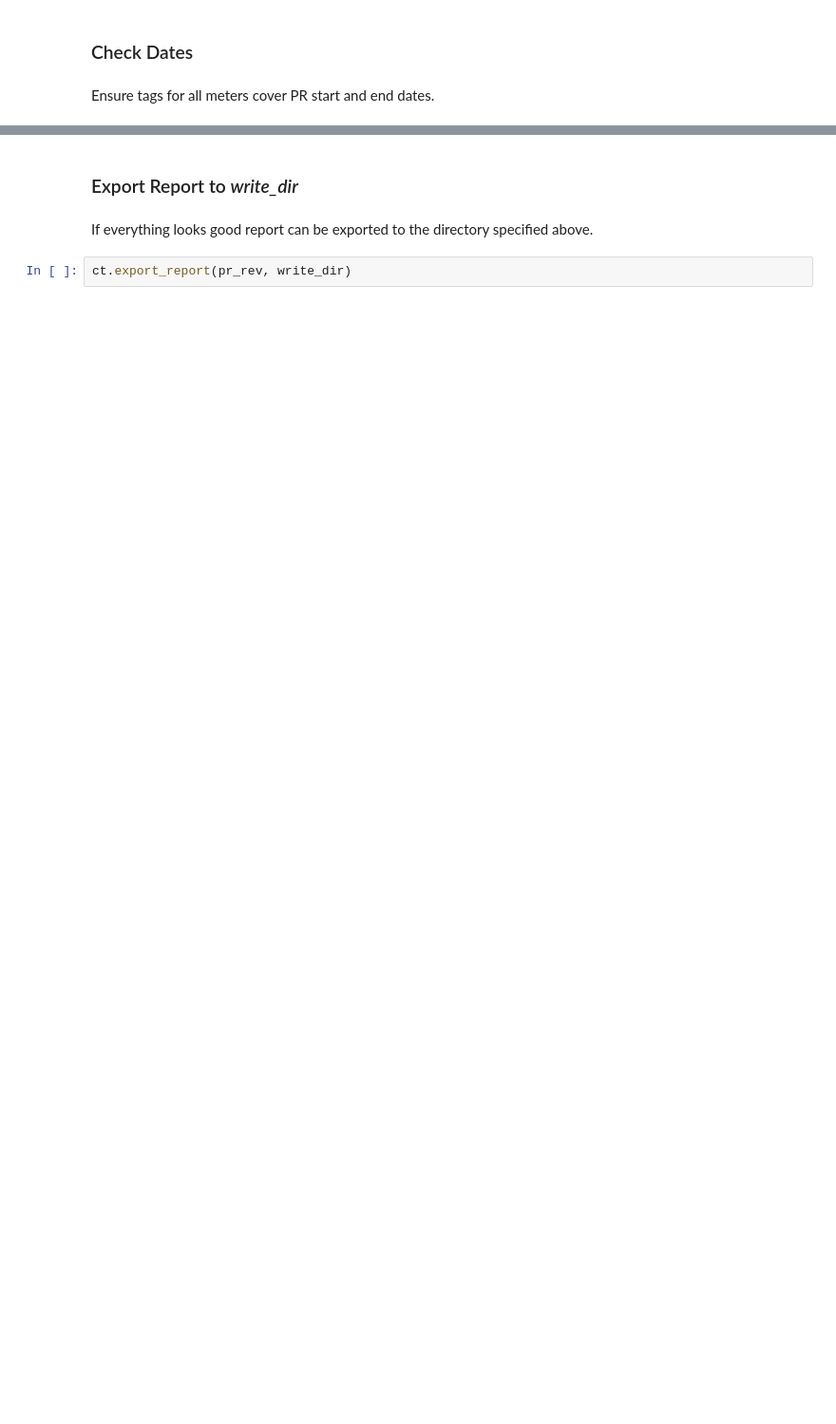
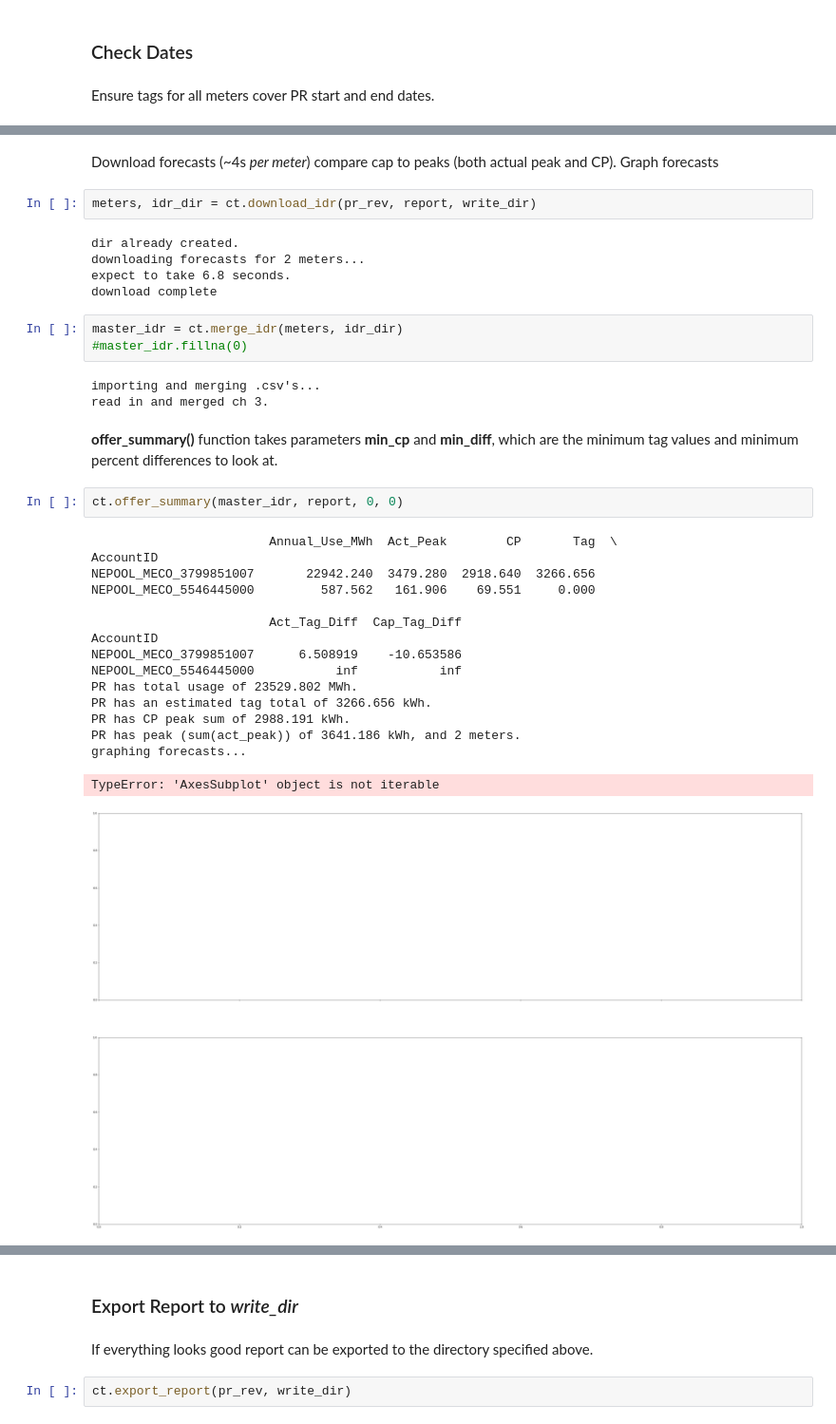
Before and after one commit to stevenhurwitt/LA-tools, a Jupyter notebook: CapReports/Cap Tag Reports.ipynb, the cells around one changed output, grey strips where cells are left out. Shown at 95% size. Drawn from its saved outputs; the diff is of its cells as text; blank space fills up the shorter version.

```diff
--- a/CapReports/Cap Tag Reports.ipynb
+++ b/CapReports/Cap Tag Reports.ipynb
@@ -68,0 +56,36 @@ trans_summary.to_csv('PJM_Ohio_Trans_Summary.csv', header = True, index = False)
+# %% [markdown]
+Download forecasts (~4s *per meter*) compare cap to peaks (both actual peak and CP). Graph forecasts
+# %%
+meters, idr_dir = ct.download_idr(pr_rev, report, write_dir)
+# %% [output]
+dir already created.
+downloading forecasts for 2 meters...
+expect to take 6.8 seconds.
+download complete
+# %%
+master_idr = ct.merge_idr(meters, idr_dir)
+#master_idr.fillna(0)
+# %% [output]
+importing and merging .csv's...
+read in and merged ch 3.
+# %% [markdown]
+**offer_summary()** function takes parameters **min_cp** and **min_diff**, which are the minimum tag values and minimum percent differences to look at.
+# %%
+ct.offer_summary(master_idr, report, 0, 0)
+# %% [output]
+                        Annual_Use_MWh  Act_Peak        CP       Tag  \
+AccountID
+NEPOOL_MECO_3799851007       22942.240  3479.280  2918.640  3266.656
+NEPOOL_MECO_5546445000         587.562   161.906    69.551     0.000
+
+                        Act_Tag_Diff  Cap_Tag_Diff
+AccountID
+NEPOOL_MECO_3799851007      6.508919    -10.653586
+NEPOOL_MECO_5546445000           inf           inf
+PR has total usage of 23529.802 MWh.
+PR has an estimated tag total of 3266.656 kWh.
+PR has CP peak sum of 2988.191 kWh.
+PR has peak (sum(act_peak)) of 3641.186 kWh, and 2 meters.
+graphing forecasts...
+TypeError: 'AxesSubplot' object is not iterable
+[figure, added]
```
Also changed, not shown: parts of 28 cells of this notebook, 4 other files.
